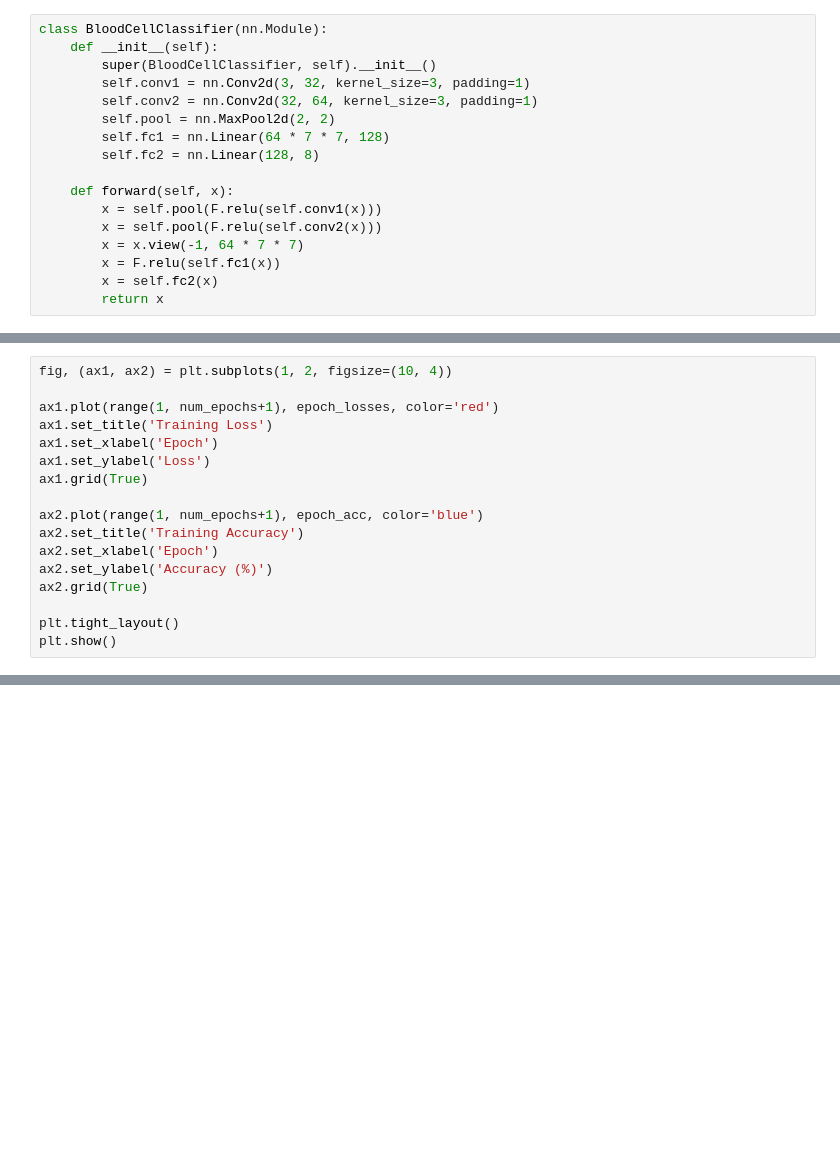
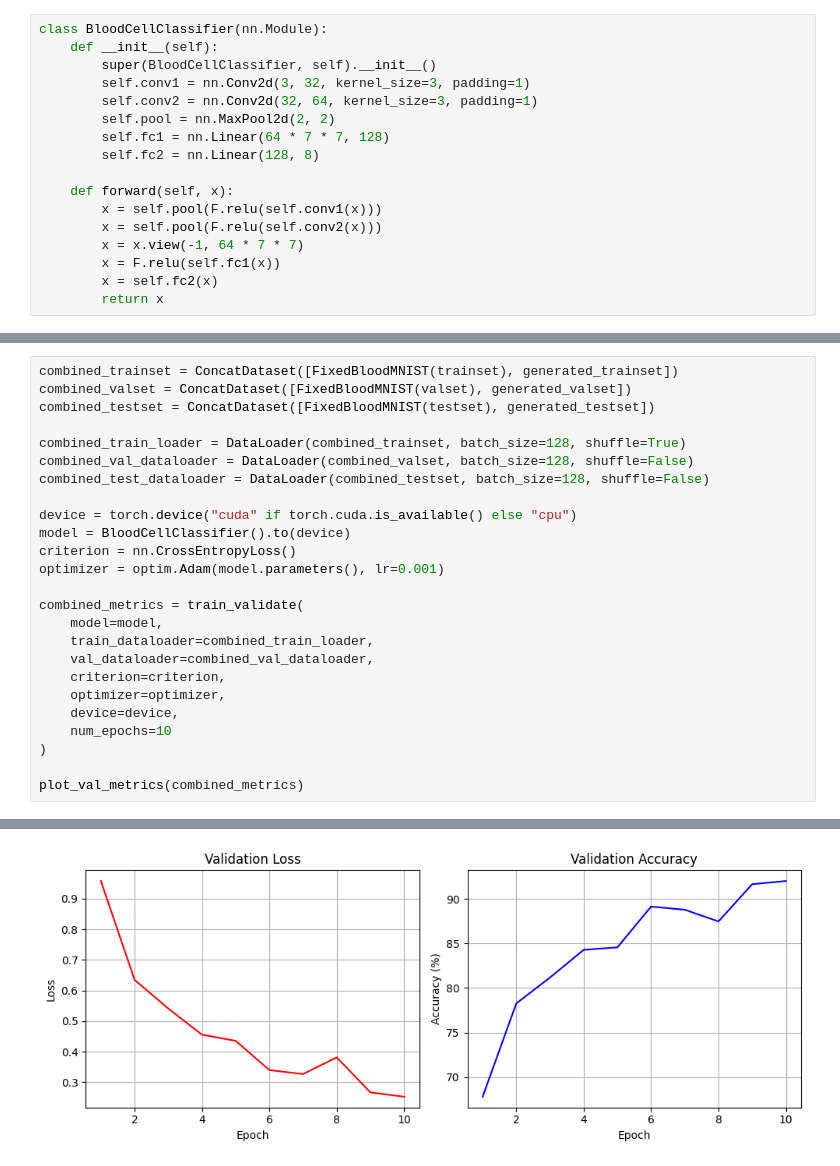
Before and after one commit to LukrecijaMedimorec/BloodCellClassifier, a Jupyter notebook: Classifier.ipynb, the cells around one changed output, grey strips where cells are left out. Drawn from its saved outputs; the diff is of its cells as text; blank space fills up the shorter version.

```diff
--- a/Classifier.ipynb
+++ b/Classifier.ipynb
@@ -396,17 +33,0 @@ Epoch 10/10, Loss: 37.8079, Accuracy: 91.85%
-# %%
-fig, (ax1, ax2) = plt.subplots(1, 2, figsize=(10, 4))
-
-ax1.plot(range(1, num_epochs+1), epoch_losses, color='red')
-ax1.set_title('Training Loss')
-ax1.set_xlabel('Epoch')
-ax1.set_ylabel('Loss')
-ax1.grid(True)
-
-ax2.plot(range(1, num_epochs+1), epoch_acc, color='blue')
-ax2.set_title('Training Accuracy')
-ax2.set_xlabel('Epoch')
-ax2.set_ylabel('Accuracy (%)')
-ax2.grid(True)
-
-plt.tight_layout()
-plt.show()
@@ -414,0 +374,26 @@ plt.show()
+# %%
+combined_trainset = ConcatDataset([FixedBloodMNIST(trainset), generated_trainset])
+combined_valset = ConcatDataset([FixedBloodMNIST(valset), generated_valset])
+combined_testset = ConcatDataset([FixedBloodMNIST(testset), generated_testset])
+
+combined_train_loader = DataLoader(combined_trainset, batch_size=128, shuffle=True)
+combined_val_dataloader = DataLoader(combined_valset, batch_size=128, shuffle=False)
+combined_test_dataloader = DataLoader(combined_testset, batch_size=128, shuffle=False)
+
+device = torch.device("cuda" if torch.cuda.is_available() else "cpu")
+model = BloodCellClassifier().to(device)
+criterion = nn.CrossEntropyLoss()
+optimizer = optim.Adam(model.parameters(), lr=0.001)
+
+combined_metrics = train_validate(
+    model=model,
+    train_dataloader=combined_train_loader,
+    val_dataloader=combined_val_dataloader,
+    criterion=criterion,
+    optimizer=optimizer,
+    device=device,
+    num_epochs=10
+)
+
+plot_val_metrics(combined_metrics)
+# %% [output]
@@ -414,0 +410 @@ plt.show()
+[figure, added]
```
Also changed, not shown: parts of 36 cells of this notebook.
